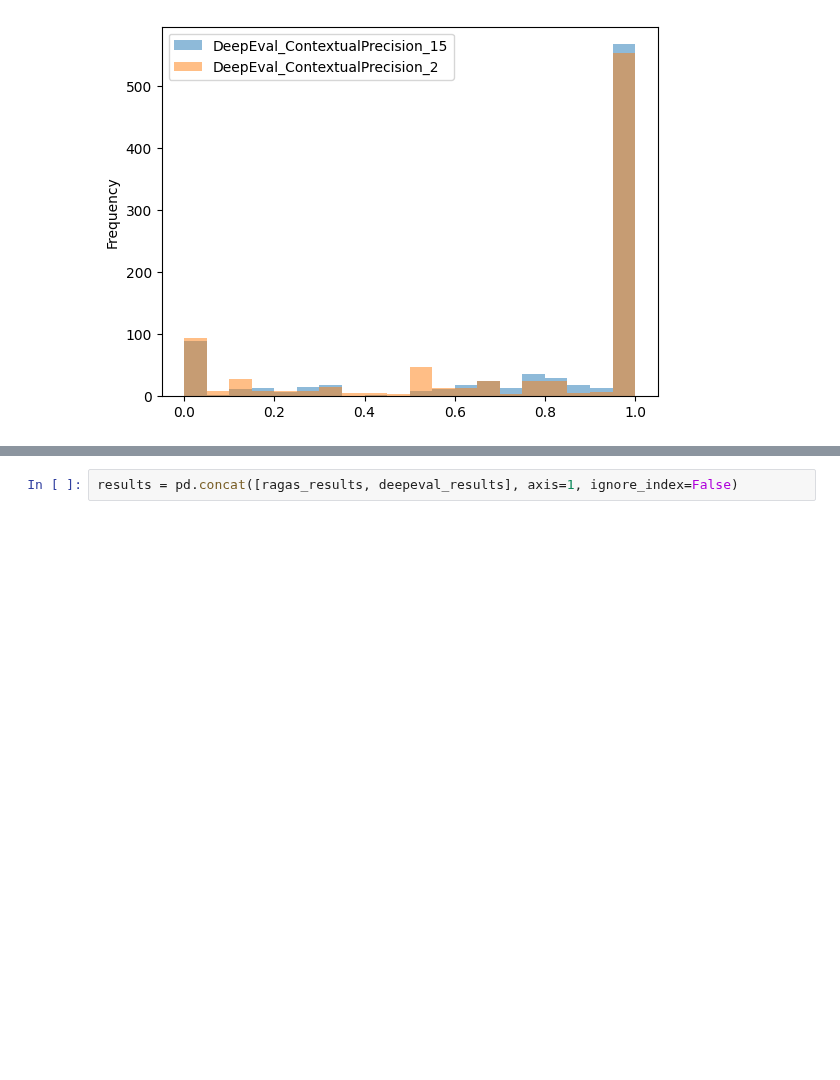
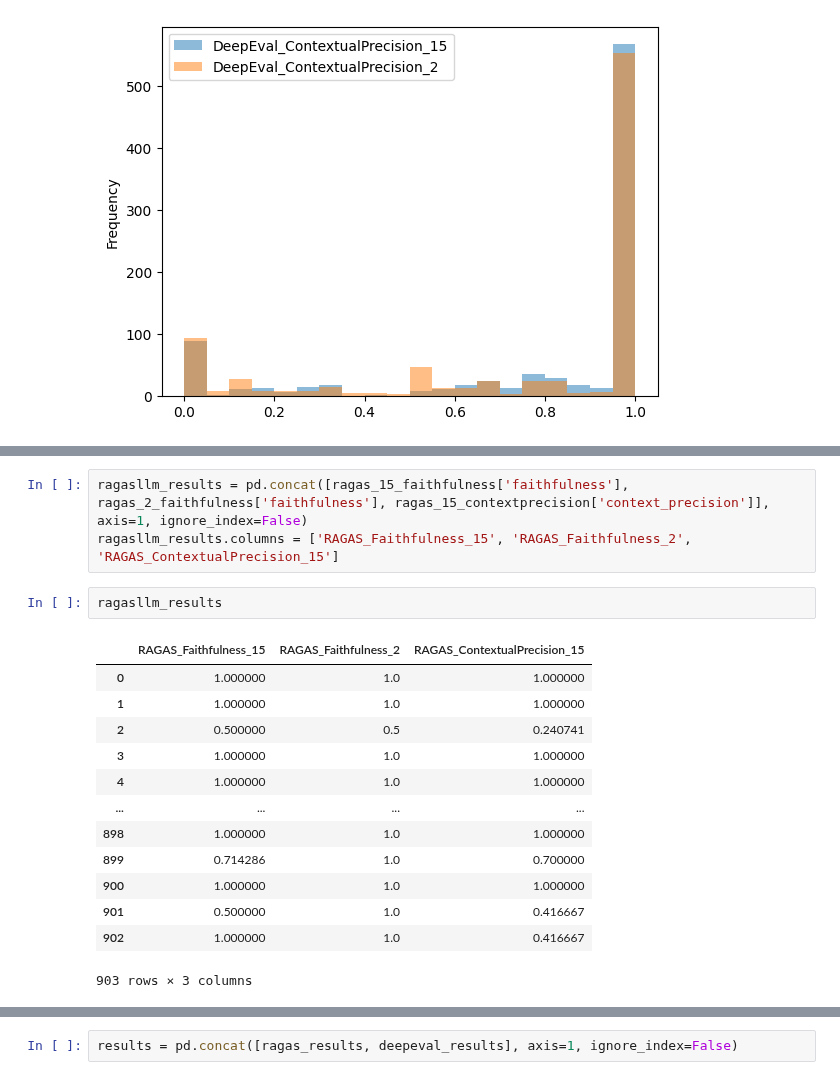
Before and after one commit to sr231/RAG-Evaluations, a Jupyter notebook: Results_Comparison.ipynb, the cells around one changed output, grey strips where cells are left out. Cells and saved outputs as stored; diff of their text form; blank space fills up the shorter version.

```diff
--- a/Results_Comparison.ipynb
+++ b/Results_Comparison.ipynb
@@ -154,0 +137,19 @@ abs(ares - dpf_avg)
+# %%
+ragasllm_results = pd.concat([ragas_15_faithfulness['faithfulness'], ragas_2_faithfulness['faithfulness'], ragas_15_contextprecision['context_precision']], axis=1, ignore_index=False)
+ragasllm_results.columns = ['RAGAS_Faithfulness_15', 'RAGAS_Faithfulness_2', 'RAGAS_ContextualPrecision_15']
+# %%
+ragasllm_results
+# %% [output]
+|  | RAGAS_Faithfulness_15 | RAGAS_Faithfulness_2 | RAGAS_ContextualPrecision_15 |
+| 0 | 1.000000 | 1.0 | 1.000000 |
+| 1 | 1.000000 | 1.0 | 1.000000 |
+| 2 | 0.500000 | 0.5 | 0.240741 |
+| 3 | 1.000000 | 1.0 | 1.000000 |
+| 4 | 1.000000 | 1.0 | 1.000000 |
+| ... | ... | ... | ... |
+| 898 | 1.000000 | 1.0 | 1.000000 |
+| 899 | 0.714286 | 1.0 | 0.700000 |
+| 900 | 1.000000 | 1.0 | 1.000000 |
+| 901 | 0.500000 | 1.0 | 0.416667 |
+| 902 | 1.000000 | 1.0 | 0.416667 |
+903 rows × 3 columns
```
Also changed, not shown: parts of 21 cells of this notebook, 1 other file.
